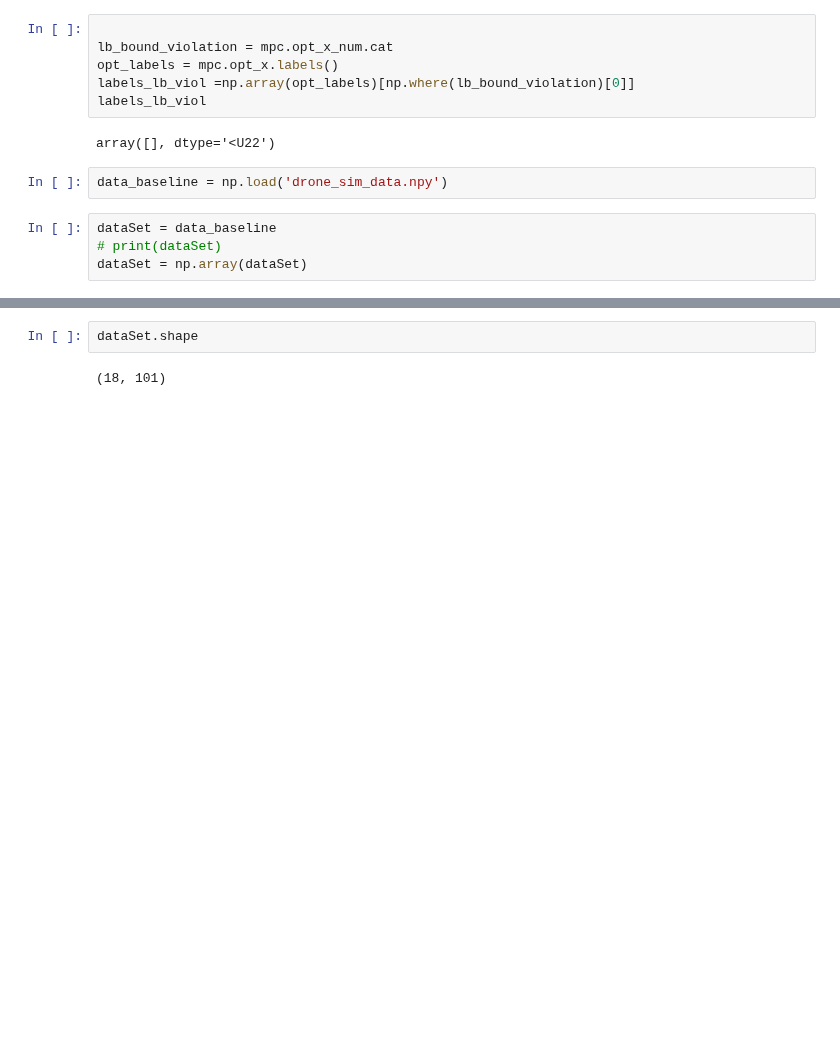
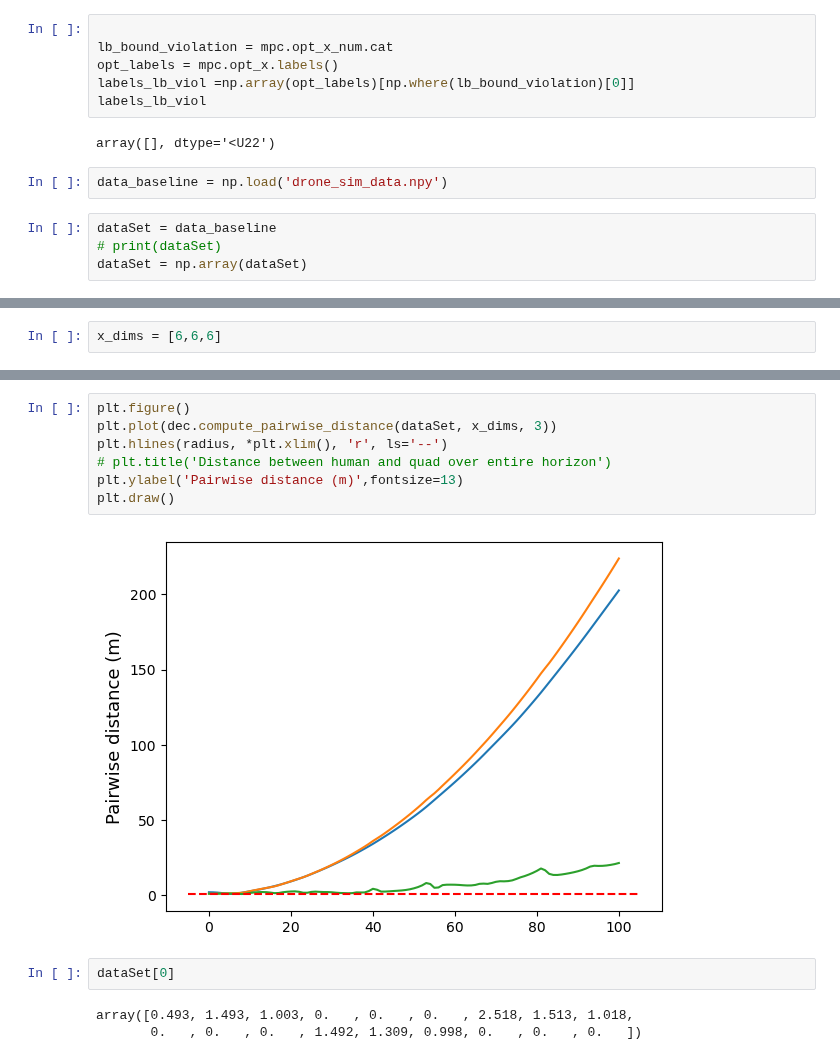
Before and after one commit to labicon/dp-ilqr, a Jupyter notebook: run/do_mpc/test_centralized.ipynb, the cells around one changed output, grey strips where cells are left out. Cells and saved outputs as stored; diff of their text form; blank space fills up the shorter version.

```diff
--- a/run/do_mpc/test_centralized.ipynb
+++ b/run/do_mpc/test_centralized.ipynb
@@ -154,0 +151,2 @@ ax.legend()
+# %%
+x_dims = [6,6,6]
@@ -155,4 +168,14 @@ ax.legend()
+# %%
+plt.figure()
+plt.plot(dec.compute_pairwise_distance(dataSet, x_dims, 3))
+plt.hlines(radius, *plt.xlim(), 'r', ls='--')
+# plt.title('Distance between human and quad over entire horizon')
+plt.ylabel('Pairwise distance (m)',fontsize=13)
+plt.draw()
+# %% [output]
+[figure, added]
 # %%
-dataSet.shape
+dataSet[0]
 # %% [output]
-(18, 101)
+array([0.493, 1.493, 1.003, 0.   , 0.   , 0.   , 2.518, 1.513, 1.018,
+       0.   , 0.   , 0.   , 1.492, 1.309, 0.998, 0.   , 0.   , 0.   ])
```
Also changed, not shown: parts of 6 cells of this notebook, 2 other files.
